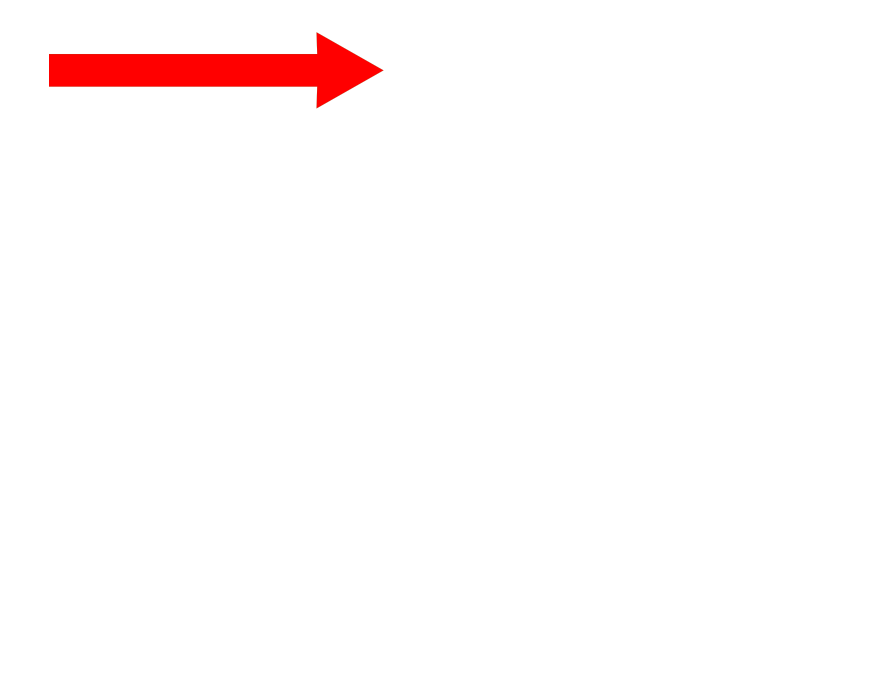
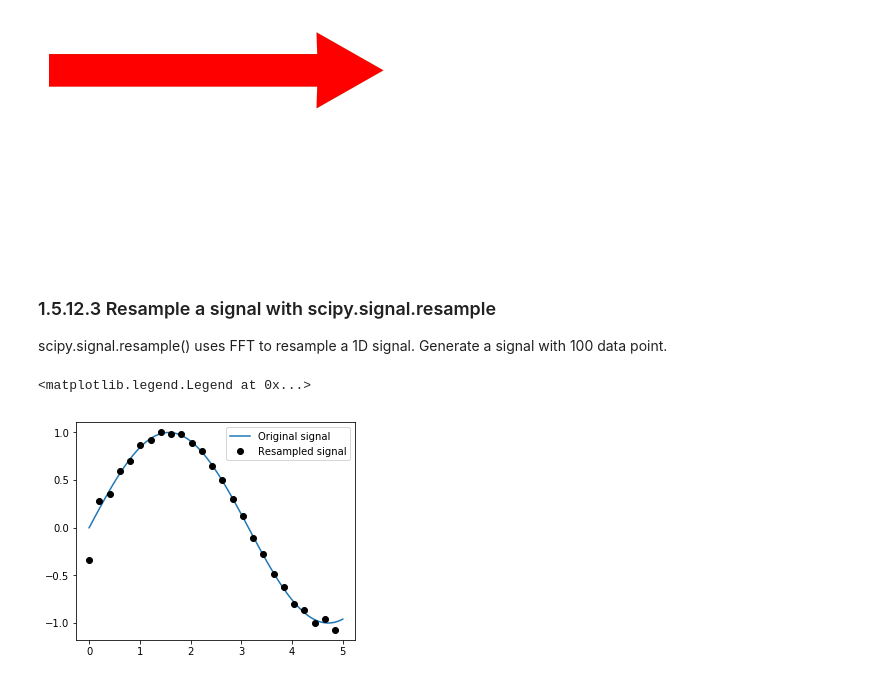
Before and after one commit to Li-Michael/learn, a Jupyter notebook: scipy_lecture/1.5_scipy_learning_note_1.5_scipy_high-level_scientific_computing.ipynb, the cells around one changed output. Saved outputs shown, nothing was run; the diff lists cells and outputs as text; code cells hidden in the pictures; blank space fills up the shorter version.

```diff
--- a/scipy_lecture/1.5_scipy_learning_note_1.5_scipy_high-level_scientific_computing.ipynb
+++ b/scipy_lecture/1.5_scipy_learning_note_1.5_scipy_high-level_scientific_computing.ipynb
@@ -1226,0 +1225,22 @@ ax.arrow(0,0.8,1,0, width=0.15, length_includes_head=True, head_width=0.35, head
+# %% [markdown]
+### 1.5.12.3 Resample a signal with scipy.signal.resample
+scipy.signal.resample() uses FFT to resample a 1D signal.
+Generate a signal with 100 data point.
+# %%
+
+import numpy as np
+t = np.linspace(0, 5, 100)
+x = np.sin(t)
+# %%
+# Downsample it by a factor of 4
+from scipy import signal
+x_resampled = signal.resample(x, 25)
+# %%
+import matplotlib.pyplot as plt
+plt.figure(figsize=(5, 4))
+plt.plot(t, x, label='Original signal')
+plt.plot(t[::4], x_resampled, 'ko', label='Resampled signal')
+plt.legend(loc='best')
+# %% [output]
+<matplotlib.legend.Legend at 0x...>
+[figure, added]
```
Also changed, not shown: parts of 66 cells of this notebook, 28 other files.
